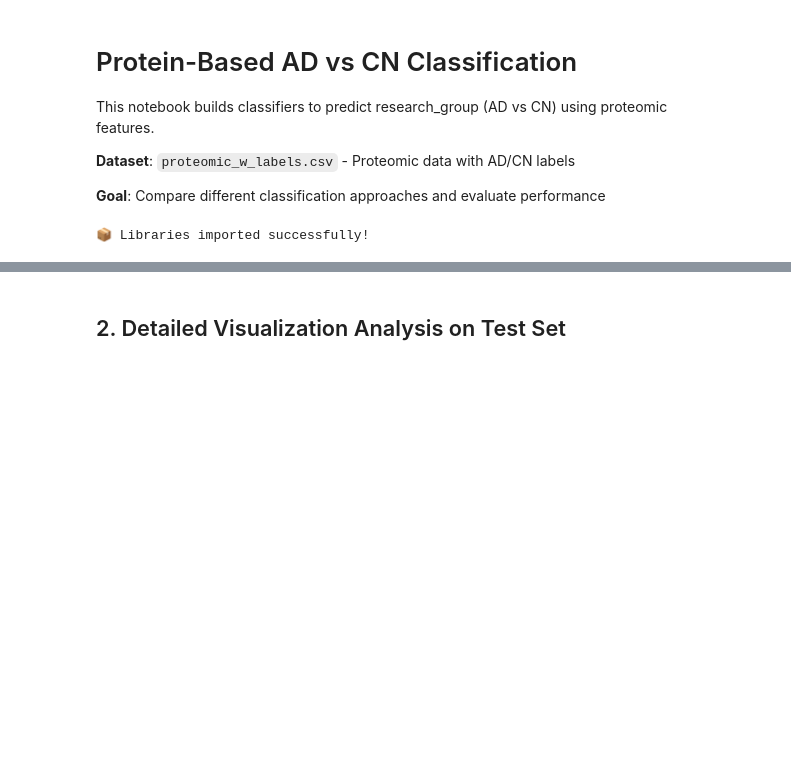
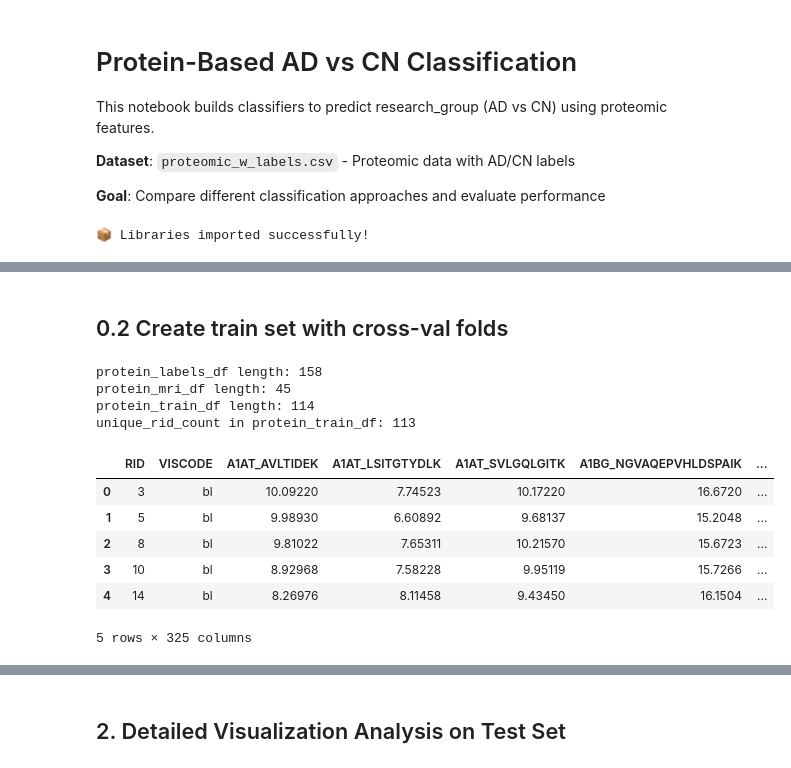
Before and after one commit to ss8319/multimodal-AD, a Jupyter notebook: colab/protein_classification.ipynb, the cells around one changed output, grey strips where cells are left out. Saved outputs shown, nothing was run; the diff lists cells and outputs as text; code cells hidden in the pictures; blank space fills up the shorter version.

```diff
--- a/colab/protein_classification.ipynb
+++ b/colab/protein_classification.ipynb
@@ -51,0 +195,23 @@ print("📦 Libraries imported successfully!")
+# %% [markdown]
+## 0.2 Create train set with cross-val folds
+# %%
+print('protein_labels_df length:', len(protein_labels_df))
+print('protein_mri_df length:', len(protein_mri_df))
+# Remove rows from protein_labels_df where RID exists in protein_mri_df
+protein_train_df = protein_labels_df[~protein_labels_df['RID'].isin(protein_mri_df['RID'])]
+print('protein_train_df length:', len(protein_train_df))
+unique_rid_count = protein_train_df["RID"].nunique()
+print('unique_rid_count in protein_train_df:', unique_rid_count)
+# protein_train_df.head()
+# %% [output]
+protein_labels_df length: 158
+protein_mri_df length: 45
+protein_train_df length: 114
+unique_rid_count in protein_train_df: 113
+|  | RID | VISCODE | A1AT_AVLTIDEK | A1AT_LSITGTYDLK | A1AT_SVLGQLGITK | A1BG_NGVAQEPVHLDSPAIK | ... |
+| 0 | 3 | bl | 10.09220 | 7.74523 | 10.17220 | 16.6720 | ... |
+| 1 | 5 | bl | 9.98930 | 6.60892 | 9.68137 | 15.2048 | ... |
+| 2 | 8 | bl | 9.81022 | 7.65311 | 10.21570 | 15.6723 | ... |
+| 3 | 10 | bl | 8.92968 | 7.58228 | 9.95119 | 15.7266 | ... |
+| 4 | 14 | bl | 8.26976 | 8.11458 | 9.43450 | 16.1504 | ... |
+5 rows × 325 columns
```
Also changed, not shown: parts of 11 cells of this notebook, 3 other files.
